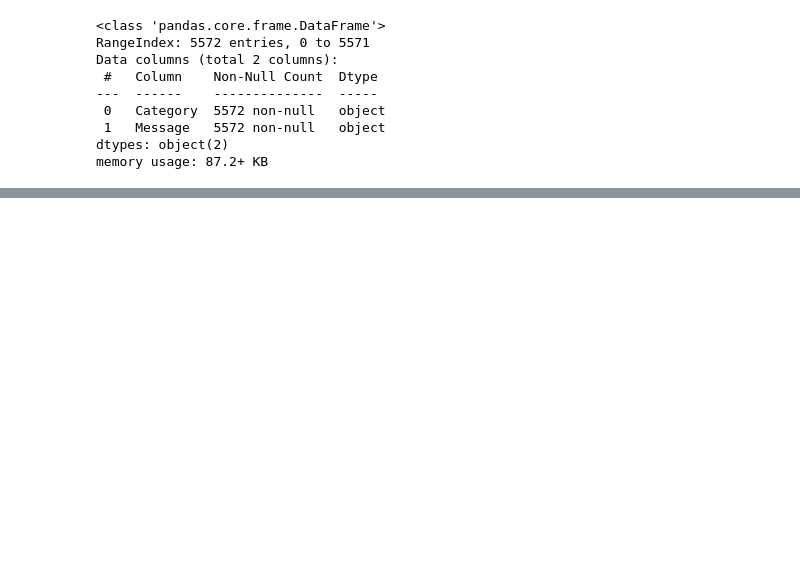
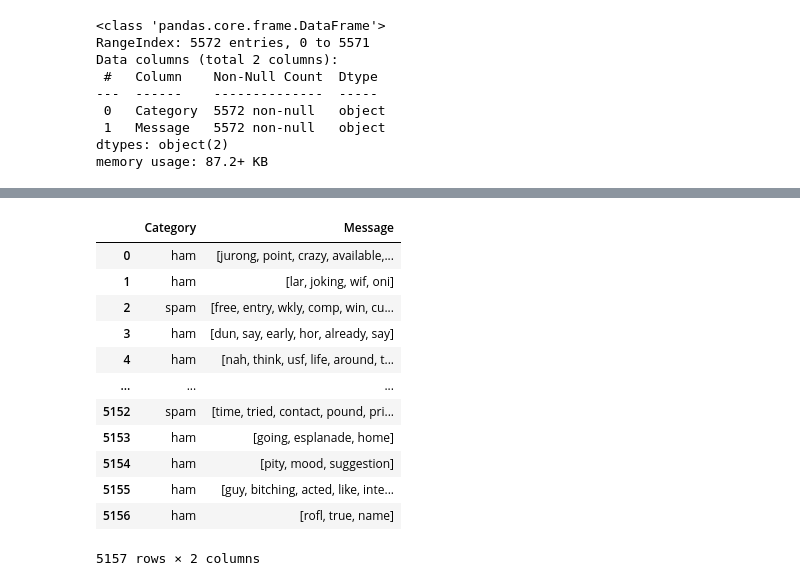
Before and after one commit to pvllsound/support_vector_machine, a Jupyter notebook: notebook.ipynb, the cells around one changed output, grey strips where cells are left out. Drawn from its saved outputs; the diff is of its cells as text; code cells hidden in the pictures; blank space fills up the shorter version.

```diff
--- a/notebook.ipynb
+++ b/notebook.ipynb
@@ -90,0 +183,16 @@ stop_words = stopwords.words('english')
+# %%
+df
+# %% [output]
+|  | Category | Message |
+| 0 | ham | [jurong, point, crazy, available,... |
+| 1 | ham | [lar, joking, wif, oni] |
+| 2 | spam | [free, entry, wkly, comp, win, cu... |
+| 3 | ham | [dun, say, early, hor, already, say] |
+| 4 | ham | [nah, think, usf, life, around, t... |
+| ... | ... | ... |
+| 5152 | spam | [time, tried, contact, pound, pri... |
+| 5153 | ham | [going, esplanade, home] |
+| 5154 | ham | [pity, mood, suggestion] |
+| 5155 | ham | [guy, bitching, acted, like, inte... |
+| 5156 | ham | [rofl, true, name] |
+5157 rows × 2 columns
```
Also changed, not shown: parts of 28 cells of this notebook.
